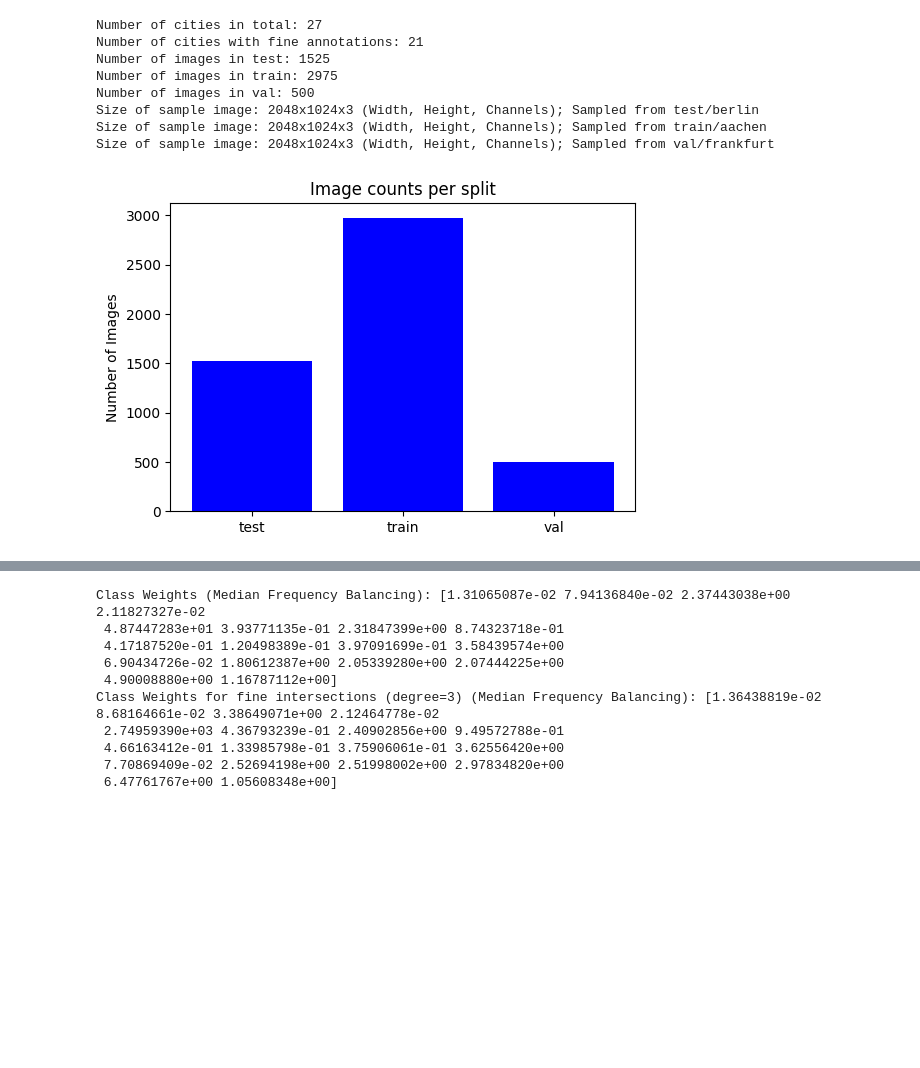
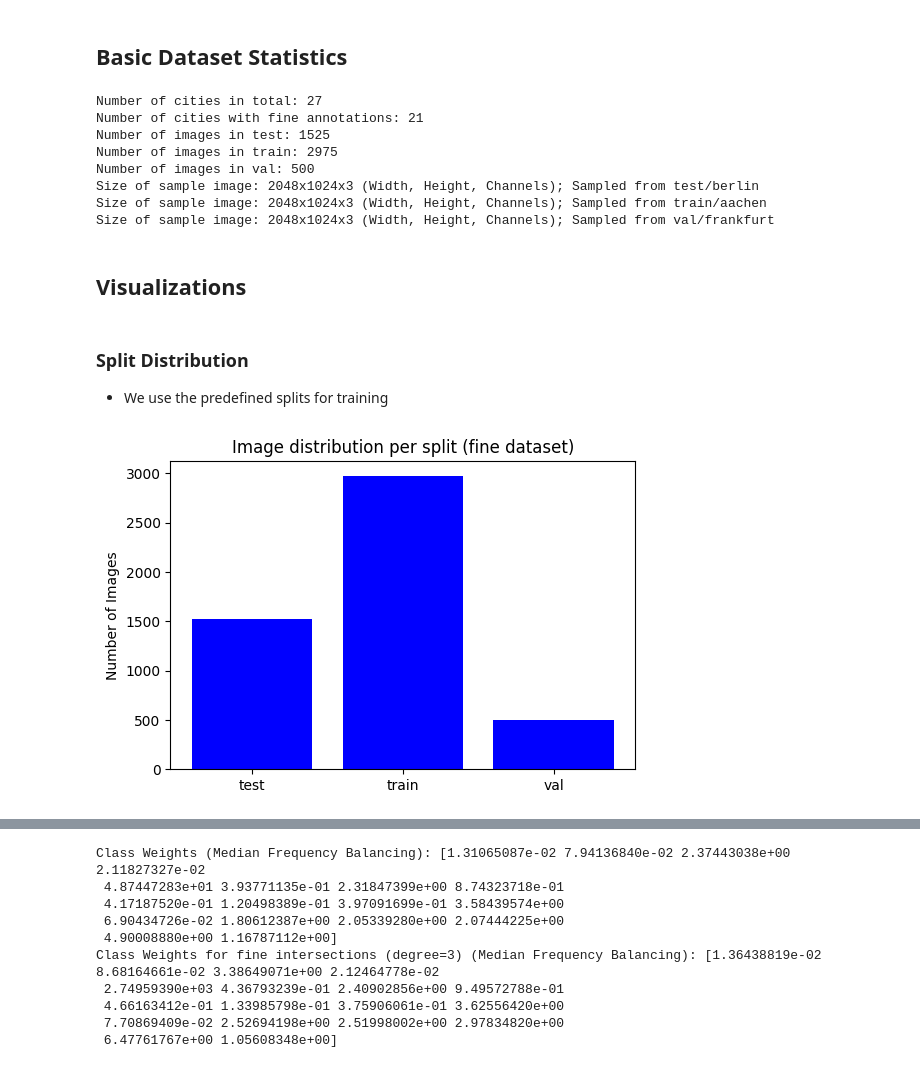
Before and after one commit to lucauhl/Semantic-Segmentation-Traffic-Scenes, a Jupyter notebook: 02_dataunderstanding/data_understanding.ipynb, the cells around one changed output, grey strips where cells are left out. Drawn from its saved outputs; the diff is of its cells as text; code cells hidden in the pictures; blank space fills up the shorter version.

```diff
--- a/02_dataunderstanding/data_understanding.ipynb
+++ b/02_dataunderstanding/data_understanding.ipynb
@@ -179,6 +186,8 @@ def get_class_dist_for_dataset(data_path, label_type="labelIds", splits = ["trai
                 class_dict[label_id] = class_dict.get(label_id, 0) + count
 
     return class_dict
+# %% [markdown]
+## Basic Dataset Statistics
 # %%
 data_path = Path("../data/Cityscapes")
 
@@ -206,11 +215,16 @@ Number of images in val: 500
 Size of sample image: 2048x1024x3 (Width, Height, Channels); Sampled from test/berlin
 Size of sample image: 2048x1024x3 (Width, Height, Channels); Sampled from train/aachen
 Size of sample image: 2048x1024x3 (Width, Height, Channels); Sampled from val/frankfurt
+# %% [markdown]
+## Visualizations
+# %% [markdown]
+### Split Distribution
+- We use the predefined splits for training
 # %%
 plt.figure(figsize=(6,4))
 plt.bar(splits, counts, color="blue")
 plt.ylabel("Number of Images")
-plt.title("Image counts per split")
+plt.title("Image distribution per split (fine dataset)")
 plt.show()
 # %% [output]
-[figure, old version]
+[figure, new version]
```
Also changed, not shown: parts of 15 cells of this notebook.
